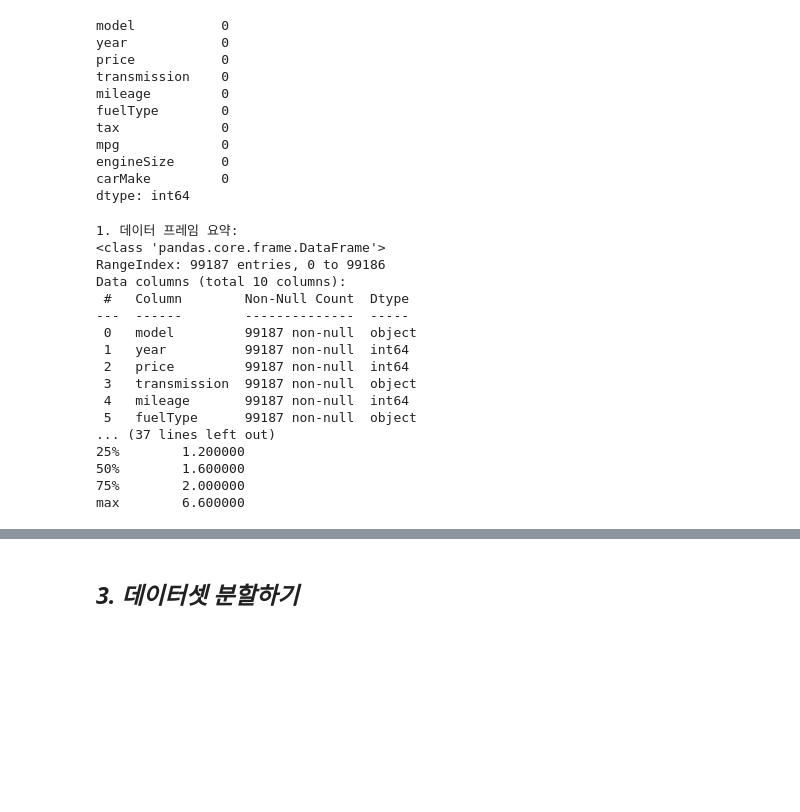
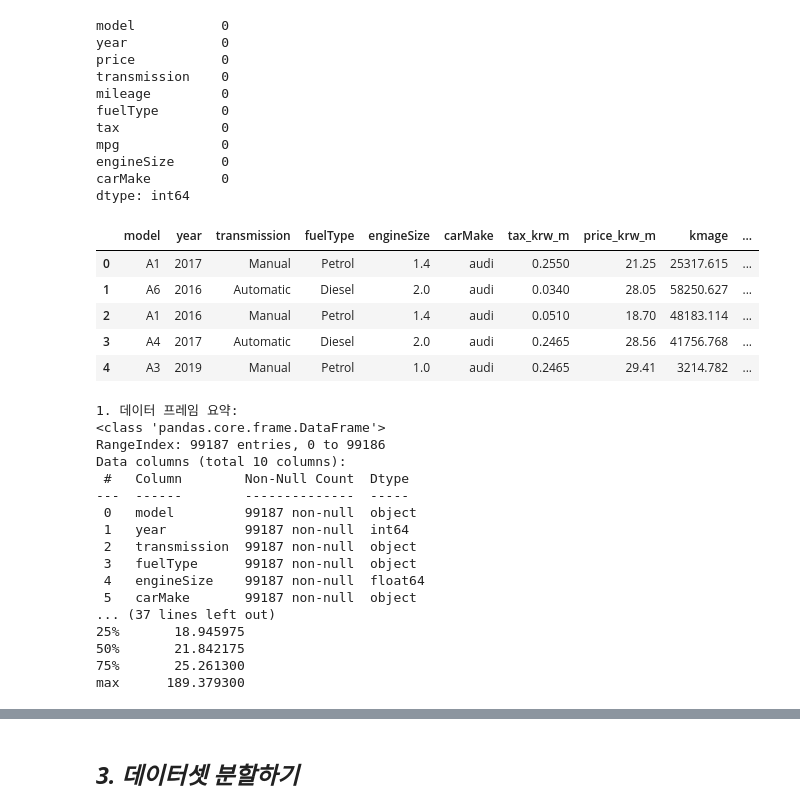
Before and after one commit to parkgunha/Chagawa_project, a Jupyter notebook: 건하_통합코드.ipynb, the cells around one changed output, grey strips where cells are left out. Saved outputs shown, nothing was run; the diff lists cells and outputs as text; code cells hidden in the pictures; blank space fills up the shorter version.

```diff
--- a/건하_통합코드.ipynb
+++ b/건하_통합코드.ipynb
@@ -128,6 +141,36 @@ mpg             0
 engineSize      0
 carMake         0
 dtype: int64
+# %%
+# 한국 단위로 변환해서 데이터 살펴보기- price, tax, mileage, mpg 4개 열
+
+# 1 £(파운드) = 1,700 krw(원) -> 2000~2020년 20년 동안의 평균 환율
+# 나눗셈을 통해 1,000,000 (백만원) 단위로 만들어 줌
+
+# tax를 한국돈으로 변환
+full2_data['tax_krw_m'] = full2_data['tax'] * 1700 / 1000000
+full2_data.drop(columns='tax', inplace=True)
+
+# price를 한국돈으로 변환
+full2_data['price_krw_m'] = full2_data['price'] * 1700 / 1000000
+full2_data.drop(columns='price', inplace=True)
+
+# mileage를 km로 변환 1 mile = 1.609 km
+full2_data['kmage'] = full2_data['mileage'] * 1.609
+full2_data.drop(columns='mileage', inplace=True)
+
+# mpg를 km / liter로 변환 1 gallon = 3.785 liter
+full2_data['kpl'] = full2_data['mpg'] * 1.609 / 4
+full2_data.drop(columns='mpg', inplace=True)
+
+full2_data.head()
+# %% [output]
+|  | model | year | transmission | fuelType | engineSize | carMake | tax_krw_m | price_krw_m | kmage | ... |
+| 0 | A1 | 2017 | Manual | Petrol | 1.4 | audi | 0.2550 | 21.25 | 25317.615 | ... |
+| 1 | A6 | 2016 | Automatic | Diesel | 2.0 | audi | 0.0340 | 28.05 | 58250.627 | ... |
+| 2 | A1 | 2016 | Manual | Petrol | 1.4 | audi | 0.0510 | 18.70 | 48183.114 | ... |
+| 3 | A4 | 2017 | Automatic | Diesel | 2.0 | audi | 0.2465 | 28.56 | 41756.768 | ... |
+| 4 | A3 | 2019 | Manual | Petrol | 1.0 | audi | 0.2465 | 29.41 | 3214.782 | ... |
 # %%
 # 전체 데이터 확인
 print('1. 데이터 프레임 요약:')
@@ -143,15 +186,15 @@ Data columns (total 10 columns):
 ---  ------        --------------  -----
  0   model         99187 non-null  object
  1   year          99187 non-null  int64
- 2   price         99187 non-null  int64
- 3   transmission  99187 non-null  object
- 4   mileage       99187 non-null  int64
- 5   fuelType      99187 non-null  object
+ 2   transmission  99187 non-null  object
+ 3   fuelType      99187 non-null  object
+ 4   engineSize    99187 non-null  float64
+ 5   carMake       99187 non-null  object
 ... (37 lines left out)
-25%        1.200000
-50%        1.600000
-75%        2.000000
-max        6.600000
+25%       18.945975
+50%       21.842175
+75%       25.261300
+max      189.379300
 # %%
 # 데이터 간 상관관계 히트맵 표현
 sns.heatmap(data=full2_data.corr(numeric_only=True), annot=True, cmap='coolwarm')
```
Also changed, not shown: parts of 5 cells of this notebook.
